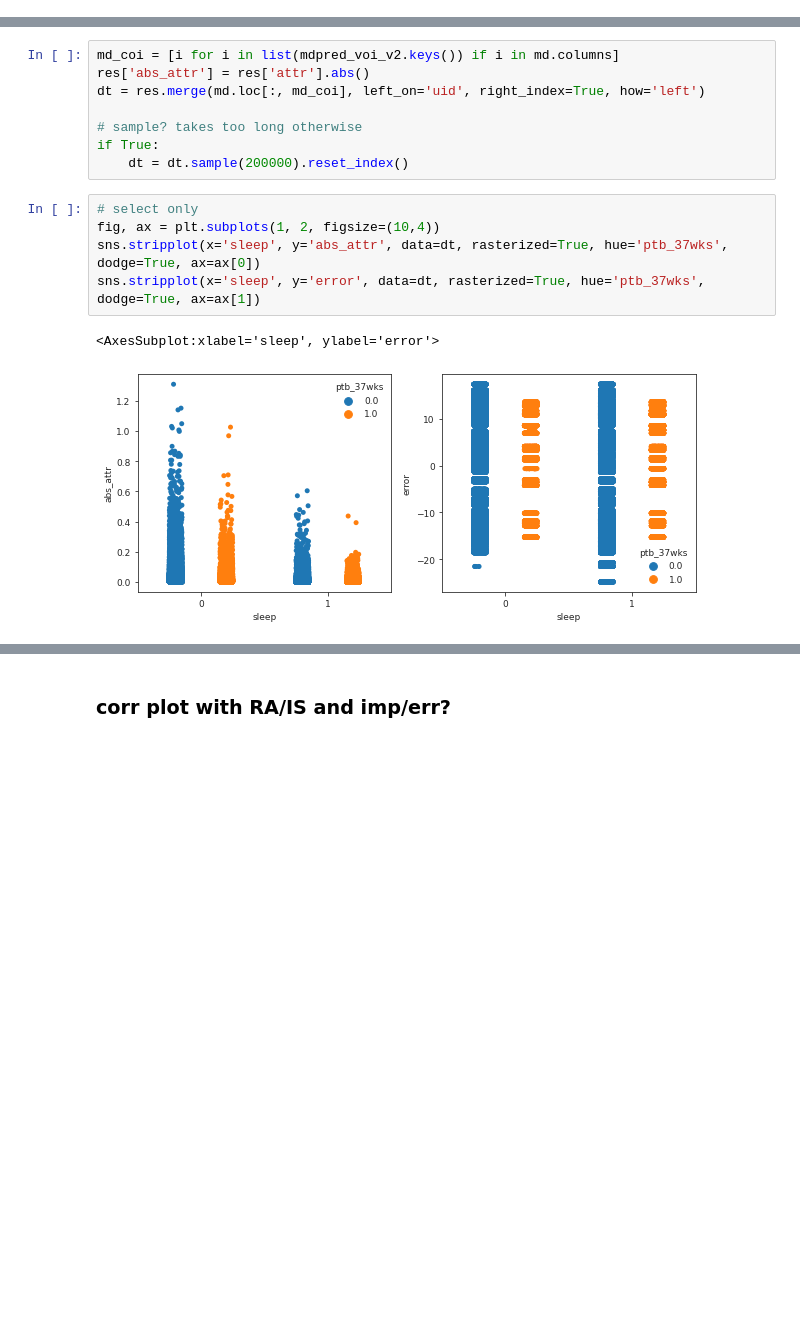
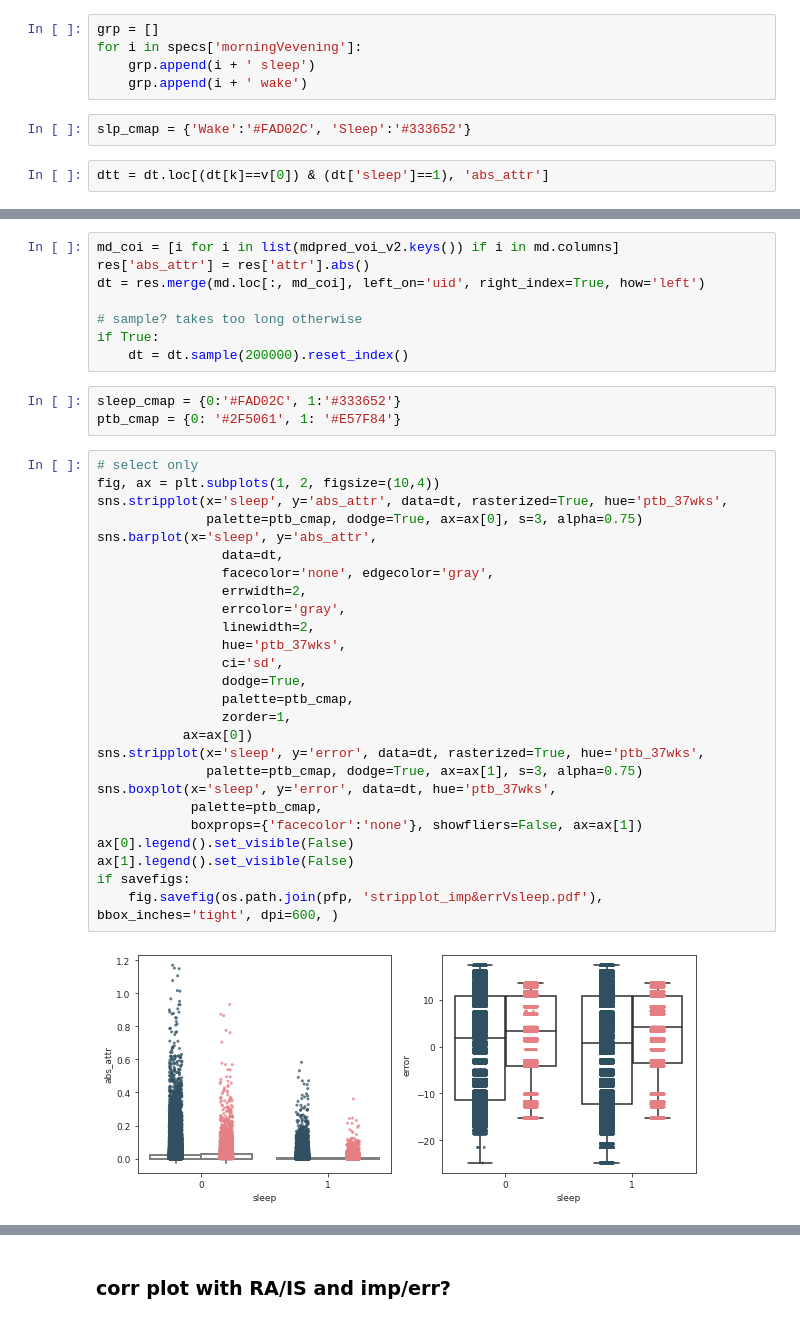
Before and after one commit to nealgravindra/wearables, a Jupyter notebook: notebooks/interp_featattr.ipynb, the cells around one changed output, grey strips where cells are left out. Drawn from its saved outputs; the diff is of its cells as text; blank space fills up the shorter version.

```diff
--- a/notebooks/interp_featattr.ipynb
+++ b/notebooks/interp_featattr.ipynb
@@ -864,3 +864,12 @@ dt.head()
 | 3 | 1678 | 0.000000 | 2570_11 | 1 | 2019-05-11 03:58:00 | NA | Weekend | Night | lt10wks | ... |
 | 4 | 6670 | -0.023203 | 2622_32 | 0 | 2020-02-05 15:10:00 | NA | Weekday | Day | Lower-than-actual | ... |
 5 rows × 135 columns
+# %%
+grp = []
+for i in specs['morningVevening']:
+    grp.append(i + ' sleep')
+    grp.append(i + ' wake')
+# %%
+slp_cmap = {'Wake':'#FAD02C', 'Sleep':'#333652'}
+# %%
+dtt = dt.loc[(dt[k]==v[0]) & (dt['sleep']==1), 'abs_attr']
@@ -1511,13 +1551,36 @@ dt = res.merge(md.loc[:, md_coi], left_on='uid', right_index=True, how='left')
 # sample? takes too long otherwise
 if True:
     dt = dt.sample(200000).reset_index()
+# %%
+sleep_cmap = {0:'#FAD02C', 1:'#333652'}
+ptb_cmap = {0: '#2F5061', 1: '#E57F84'}
 # %%
 # select only
 fig, ax = plt.subplots(1, 2, figsize=(10,4))
-sns.stripplot(x='sleep', y='abs_attr', data=dt, rasterized=True, hue='ptb_37wks', dodge=True, ax=ax[0])
-sns.stripplot(x='sleep', y='error', data=dt, rasterized=True, hue='ptb_37wks', dodge=True, ax=ax[1])
+sns.stripplot(x='sleep', y='abs_attr', data=dt, rasterized=True, hue='ptb_37wks',
+              palette=ptb_cmap, dodge=True, ax=ax[0], s=3, alpha=0.75)
+sns.barplot(x='sleep', y='abs_attr',
+                data=dt,
+                facecolor='none', edgecolor='gray',
+                errwidth=2,
+                errcolor='gray',
+                linewidth=2,
+                hue='ptb_37wks',
+                ci='sd',
+                dodge=True,
+                palette=ptb_cmap,
+                zorder=1,
+           ax=ax[0])
+sns.stripplot(x='sleep', y='error', data=dt, rasterized=True, hue='ptb_37wks',
+              palette=ptb_cmap, dodge=True, ax=ax[1], s=3, alpha=0.75)
+sns.boxplot(x='sleep', y='error', data=dt, hue='ptb_37wks',
+            palette=ptb_cmap,
+            boxprops={'facecolor':'none'}, showfliers=False, ax=ax[1])
+ax[0].legend().set_visible(False)
+ax[1].legend().set_visible(False)
+if savefigs:
+    fig.savefig(os.path.join(pfp, 'stripplot_imp&errVsleep.pdf'), bbox_inches='tight', dpi=600, )
 # %% [output]
-<AxesSubplot:xlabel='sleep', ylabel='error'>
-[figure, old version]
+[figure, new version]
 # %% [markdown]
 ### AU-ROC and COEF from LR with SMOTE?
```
Also changed, not shown: parts of 8 cells of this notebook, 1 other file.
